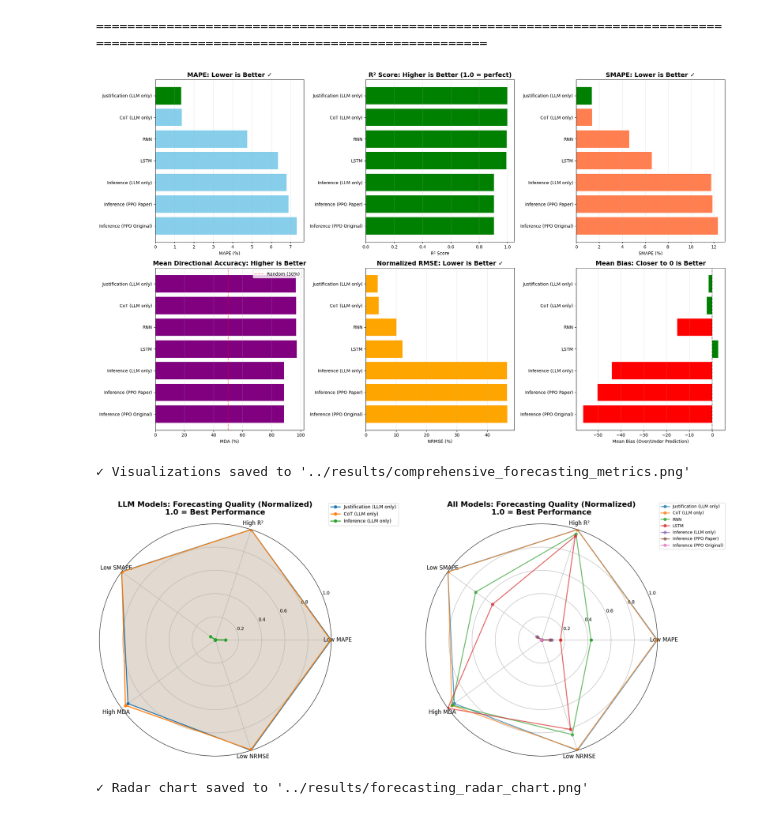
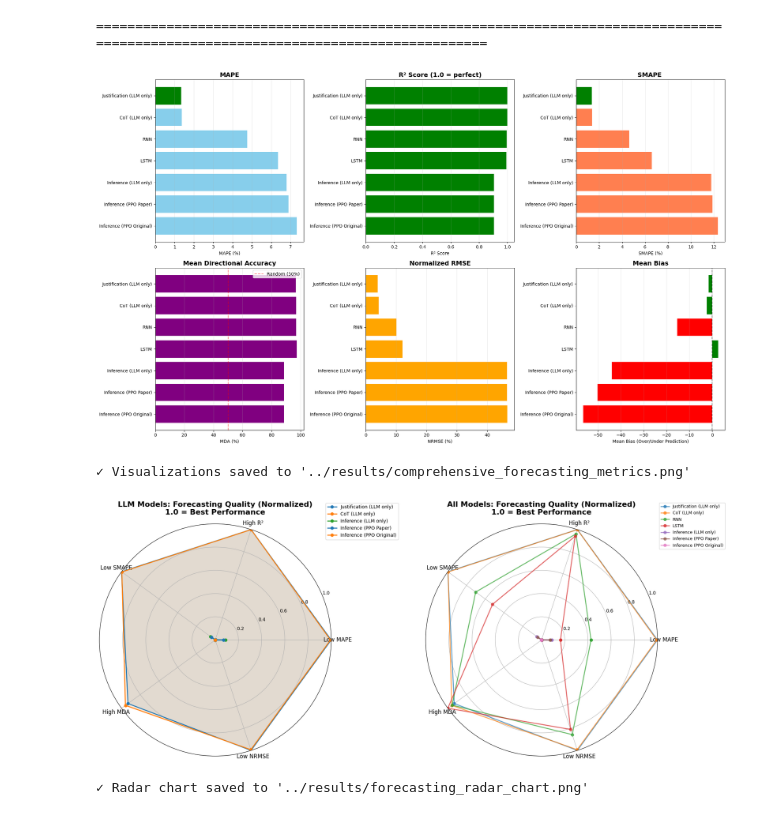
Before and after one commit to ajiayi-debug/StockPPOLLMresearch, a Jupyter notebook: model/llm_results.ipynb, the cells around one changed output. Saved outputs shown, nothing was run; the diff lists cells and outputs as text; code cells hidden in the pictures.

```diff
--- a/model/llm_results.ipynb
+++ b/model/llm_results.ipynb
@@ -239,6 +239,20 @@ def analyze_by_volatility(df, model_name, results_dict, pred_col='predicted_clos
 try:
     ground_truth_data = load_jsonl('../finetune_paper/test.jsonl')
     base_test_df = pd.DataFrame([parse_prompt_data(item['prompt']) for item in ground_truth_data])
+
+    # Extract actual prices from the 'response' field of the ground truth data
+    actual_prices = []
+    for item in ground_truth_data:
+        try:
+            response = json.loads(item['response'])
+            actual_prices.append(response.get('predicted_close'))
+        except (json.JSONDecodeError, AttributeError):
+            actual_prices.append(None)
+
+    base_test_df['actual_price'] = actual_prices
+    base_test_df.dropna(subset=['actual_price'], inplace=True) # Drop rows where actual price couldn't be parsed
+    print(f"✓ Loaded and processed base test data. Shape: {base_test_df.shape}")
+
 except Exception as e:
     print(f"Could not load base data: {e}. Volatility analysis will be skipped.")
     base_test_df = None
@@ -300,6 +314,6 @@ if volatility_results:
     plt.grid(axis='y', linestyle='--')
     plt.tight_layout()
     plt.show()
-else:
-    print("Could not perform volatility analysis. Data not available.")
+
+else:    print("Could not perform volatility analysis. Data not available.")
 # %% [output]
@@ -501,7 +508,7 @@ if forecasting_results:
 
     # 1. MAPE - Lower is better
     axes[0, 0].barh(forecasting_df['Model'], forecasting_df['MAPE (%)'], color='skyblue')
-    axes[0, 0].set_title('MAPE: Lower is Better ✓', fontsize=14, fontweight='bold')
+    axes[0, 0].set_title('MAPE', fontsize=14, fontweight='bold')
     axes[0, 0].set_xlabel('MAPE (%)')
     axes[0, 0].invert_yaxis()
     axes[0, 0].grid(axis='x', alpha=0.3)
@@ -512,7 +519,7 @@ if forecasting_results:
     # 2. R² Score - Higher is better
     colors_r2 = ['green' if x > 0 else 'red' for x in forecasting_df['R² Score']]
     axes[0, 1].barh(forecasting_df['Model'], forecasting_df['R² Score'], color=colors_r2)
-    axes[0, 1].set_title('R² Score: Higher is Better (1.0 = perfect)', fontsize=14, fontweight='bold')
+    axes[0, 1].set_title('R² Score (1.0 = perfect)', fontsize=14, fontweight='bold')
     axes[0, 1].set_xlabel('R² Score')
     axes[0, 1].invert_yaxis()
     axes[0, 1].axvline(x=0, color='black', linestyle='--', alpha=0.5)
@@ -520,7 +527,7 @@ if forecasting_results:
 
     # 3. SMAPE - Lower is better
     axes[0, 2].barh(forecasting_df['Model'], forecasting_df['SMAPE (%)'], color='coral')
-    axes[0, 2].set_title('SMAPE: Lower is Better ✓', fontsize=14, fontweight='bold')
+    axes[0, 2].set_title('SMAPE ', fontsize=14, fontweight='bold')
     axes[0, 2].set_xlabel('SMAPE (%)')
     axes[0, 2].invert_yaxis()
     axes[0, 2].grid(axis='x', alpha=0.3)
@@ -529,37 +536,37 @@ if forecasting_results:
     axes[0, 2].patches[list(forecasting_df.index).index(best_idx)].set_color('green')
 
     # 4. Mean Directional Accuracy - Higher is better
     axes[1, 0].barh(forecasting_df['Model'], forecasting_df['MDA (%)'], color='purple')
-    axes[1, 0].set_title('Mean Directional Accuracy: Higher is Better', fontsize=14, fontweight='bold')
+    axes[1, 0].set_title('Mean Directional Accuracy', fontsize=14, fontweight='bold')
     axes[1, 0].set_xlabel('MDA (%)')
     axes[1, 0].invert_yaxis()
     axes[1, 0].axvline(x=50, color='red', linestyle='--', alpha=0.5, label='Random (50%)')
     axes[1, 0].grid(axis='x', alpha=0.3)
     axes[1, 0].legend()
 
     # 5. NRMSE - Lower is better
     axes[1, 1].barh(forecasting_df['Model'], forecasting_df['NRMSE (%)'], color='orange')
-    axes[1, 1].set_title('Normalized RMSE: Lower is Better ✓', fontsize=14, fontweight='bold')
+    axes[1, 1].set_title('Normalized RMSE', fontsize=14, fontweight='bold')
     axes[1, 1].set_xlabel('NRMSE (%)')
     axes[1, 1].invert_yaxis()
     axes[1, 1].grid(axis='x', alpha=0.3)
 
     # 6. Mean Bias Error - Closer to 0 is better
     colors_bias = ['red' if abs(x) > 5 else 'green' for x in forecasting_df['Mean Bias']]
     axes[1, 2].barh(forecasting_df['Model'], forecasting_df['Mean Bias'], color=colors_bias)
-    axes[1, 2].set_title('Mean Bias: Closer to 0 is Better', fontsize=14, fontweight='bold')
+    axes[1, 2].set_title('Mean Bias', fontsize=14, fontweight='bold')
     axes[1, 2].set_xlabel('Mean Bias (Over/Under Prediction)')
     axes[1, 2].invert_yaxis()
     axes[1, 2].axvline(x=0, color='black', linestyle='--', alpha=0.5)
     axes[1, 2].grid(axis='x', alpha=0.3)
 
     plt.tight_layout()
     plt.savefig('../results/comprehensive_forecasting_metrics.png', dpi=300, bbox_inches='tight')
     plt.show()
 
     print("✓ Visualizations saved to '../results/comprehensive_forecasting_metrics.png'")
 # %% [output]
-[figure, old version]
+[figure, new version]
 ✓ Visualizations saved to '../results/comprehensive_forecasting_metrics.png'
 # %%
 # Create radar chart for LLM models comparison
@@ -584,7 +591,7 @@ if forecasting_results:
     radar_data['NRMSE_norm'] = normalize_metric(radar_data['NRMSE (%)'], higher_is_better=False)
 
     # Create radar chart for LLM models only
-    llm_models_list = ['Inference (LLM only)', 'Justification (LLM only)', 'CoT (LLM only)']
+    llm_models_list = ['Inference (LLM only)', 'Justification (LLM only)', 'CoT (LLM only)', 'Inference (PPO Original)', 'Inference (PPO Paper)']
     radar_data_llm = radar_data[radar_data['Model'].isin(llm_models_list)]
 
     if len(radar_data_llm) > 0:
@@ -632,5 +639,5 @@ if forecasting_results:
 
         print("✓ Radar chart saved to '../results/forecasting_radar_chart.png'")
 # %% [output]
-[figure, old version]
+[figure, new version]
 ✓ Radar chart saved to '../results/forecasting_radar_chart.png'
```
Also changed, not shown: parts of 2 cells of this notebook, 1 other file.
